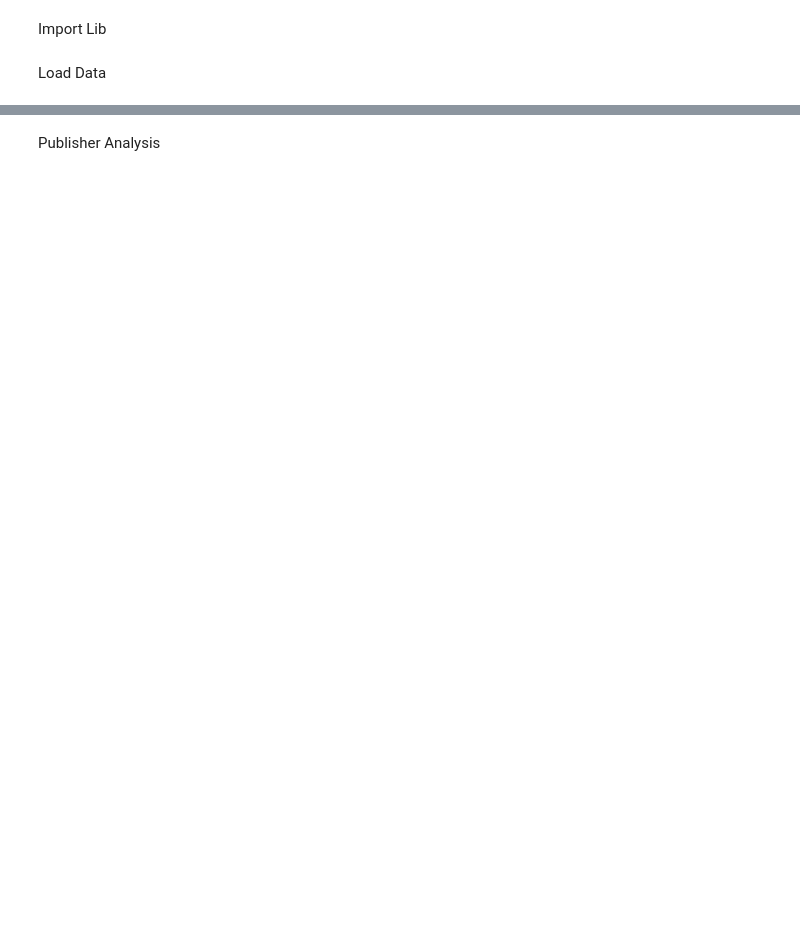
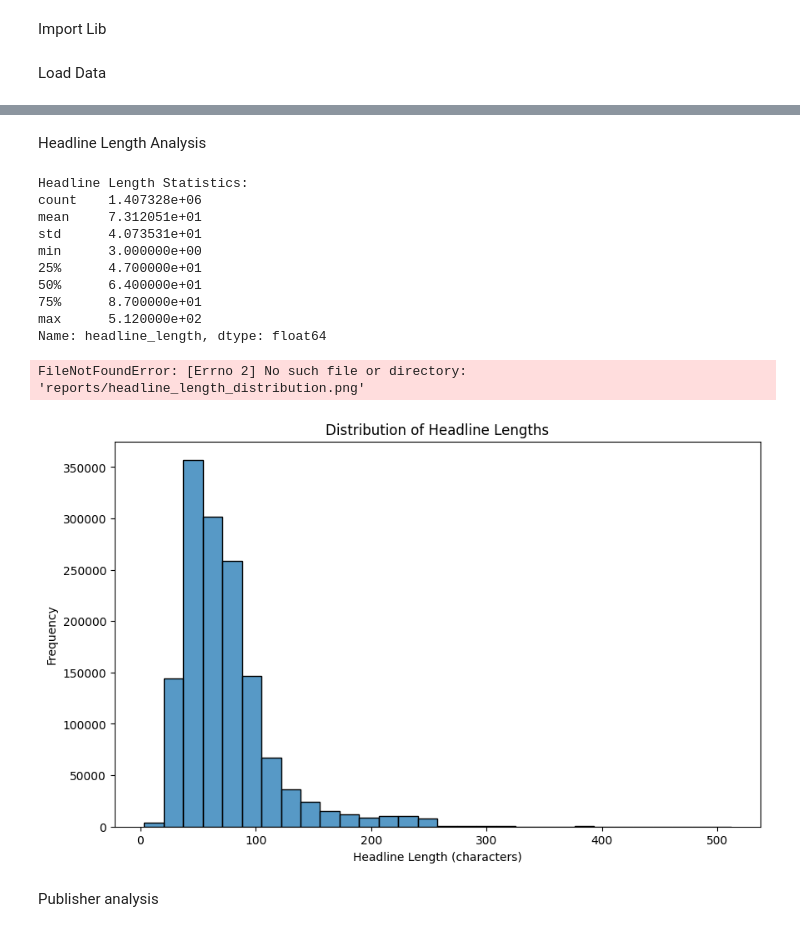
Before and after one commit to ytan29392/Predicting-Price-Moves-with-News-Sentiment, a Jupyter notebook: notebooks/eda_news.ipynb, the cells around one changed output, grey strips where cells are left out. Saved outputs shown, nothing was run; the diff lists cells and outputs as text; code cells hidden in the pictures; blank space fills up the shorter version.

Commit message:
EDA-Analysis

```diff
--- a/notebooks/eda_news.ipynb
+++ b/notebooks/eda_news.ipynb
@@ -35,0 +15,14 @@ df['hour'].value_counts().sort_index().plot(kind='bar', title='Articles by Hour'
+# %%
+sys.path.append(str(Path().resolve().parent))
+
+from src.eda import (
+    load_data,
+    analyze_headline_length,
+    analyze_publishers,
+    analyze_publication_dates,
+    analyze_keywords,
+    analyze_publisher_domains
+)
+
+df = load_data("../data/raw_analyst_ratings.csv")
+df.head()
@@ -36,2 +36,19 @@ df['hour'].value_counts().sort_index().plot(kind='bar', title='Articles by Hour'
+# %% [markdown]
+Headline Length Analysis
+# %%
+headline_stats = analyze_headline_length(df)
+# %% [output]
+Headline Length Statistics:
+count    1.407328e+06
+mean     7.312051e+01
+std      4.073531e+01
+min      3.000000e+00
+25%      4.700000e+01
+50%      6.400000e+01
+75%      8.700000e+01
+max      5.120000e+02
+Name: headline_length, dtype: float64
+FileNotFoundError: [Errno 2] No such file or directory: 'reports/headline_length_distribution.png'
+[figure, added]
 # %% [markdown]
-Publisher Analysis
+Publisher analysis
```
Also changed, not shown: parts of 18 cells of this notebook, 4 other files.
